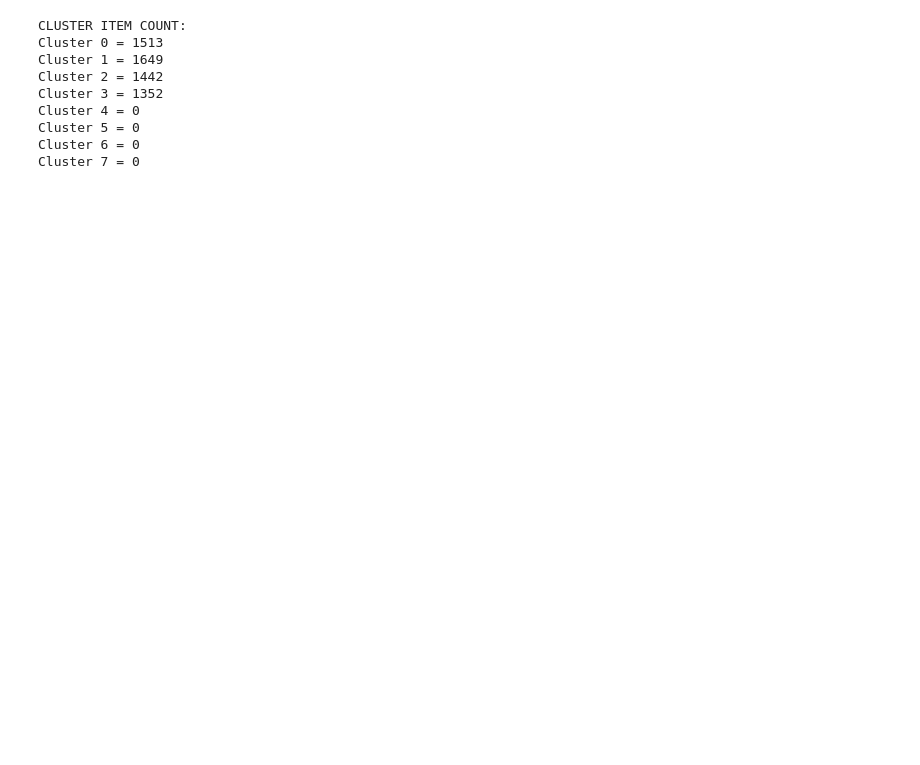
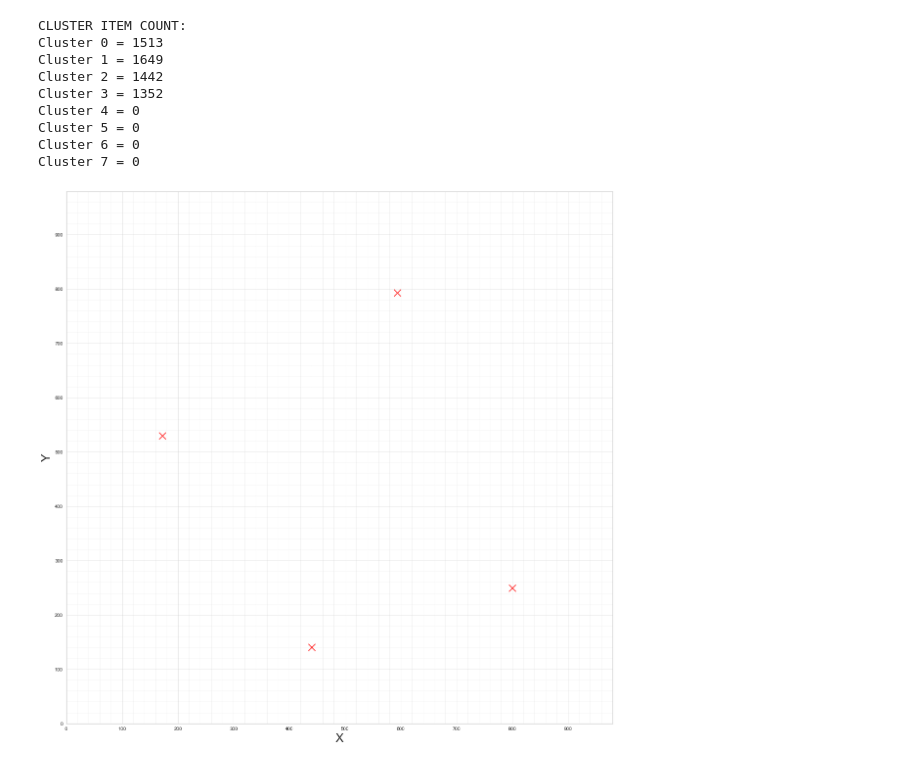
Before and after one commit to Yooru6/Projects-and-Exercises, a Jupyter notebook: Mathematics and Methods in ML and NN/Methods/t2/T2_DroneDelivery.ipynb, the cells around one changed output. Drawn from its saved outputs; the diff is of its cells as text; code cells hidden in the pictures; blank space fills up the shorter version.

```diff
--- a/Mathematics and Methods in ML and NN/Methods/t2/T2_DroneDelivery.ipynb
+++ b/Mathematics and Methods in ML and NN/Methods/t2/T2_DroneDelivery.ipynb
@@ -208,31 +208,33 @@ Cluster 7 = 0
 # %%
 ###SCATTER XY Cluster centers#### NOT IMPLEMENTED
 
-ax=data_train.plot(kind="scatter", x="x", y="y",
-    s=8,
-    c="blue", alpha=0.8, figsize=(20,20),
+ax=centroids_df.plot(kind="scatter", x="x", y="y",
+    s=200,
+    c="red", alpha=0.8, figsize=(20,20),marker="x"
 )
 
 
 ##Initializing grid
 major_ticks = np.arange(0, 1000, 100)
 minor_ticks = np.arange(0, 1000, 20)
 
 ax.set_xticks(major_ticks)
 ax.set_xticks(minor_ticks, minor=True)
 ax.set_yticks(major_ticks)
 ax.set_yticks(minor_ticks, minor=True)
 
 # And a corresponding grid
 ax.grid(which='both')
 
 # Or if you want different settings for the grids:
 ax.grid(which='minor', alpha=0.2)
 ax.grid(which='major', alpha=0.5)
 
 
 plt.grid(True)
 plt.ylabel("Y", fontsize=25)
 plt.xlabel("X", fontsize=25)
-plt.legend("Drone XYlllll")
+#plt.legend("Drone XYlllll")
 plt.show()
+# %% [output]
+[figure, added]
```
Also changed, not shown: parts of 3 cells of this notebook, 3 other files.
